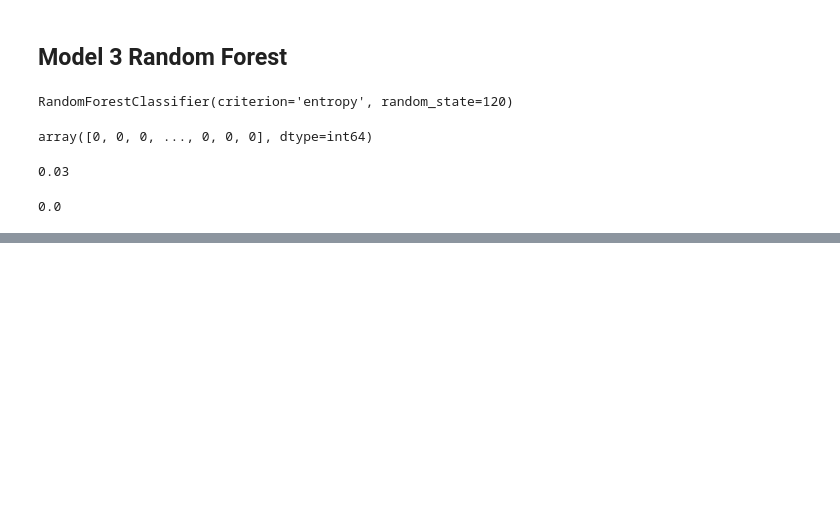
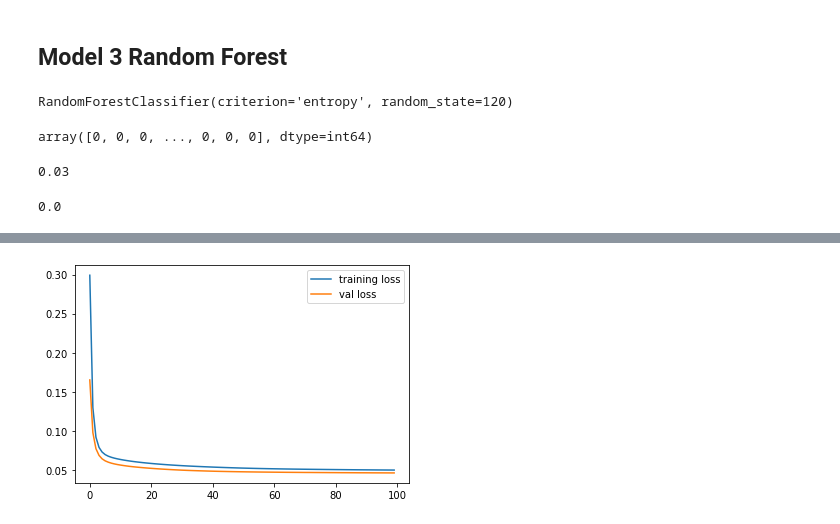
Before and after one commit to jill-data/DL-Insurance-Fraud-Detection, a Jupyter notebook: ADL_MTP.ipynb, the cells around one changed output, grey strips where cells are left out. Drawn from its saved outputs; the diff is of its cells as text; code cells hidden in the pictures; blank space fills up the shorter version.

```diff
--- a/ADL_MTP.ipynb
+++ b/ADL_MTP.ipynb
@@ -486,0 +670,14 @@ Decision_Tree_h
+# %%
+model = tf.keras.models.Sequential([
+    tf.keras.layers.Dense(10, activation="relu"),
+    tf.keras.layers.Dense(10, activation="relu"),
+    tf.keras.layers.Dense(1, activation="sigmoid")
+])
+# %%
+model.compile(optimizer=tf.keras.optimizers.experimental.SGD(learning_rate=0.01),
+             loss='binary_crossentropy',
+             metrics=['accuracy'])
+# %%
+early_stopping_cb = tf.keras.callbacks.EarlyStopping(patience=5, restore_best_weights=True)
+# %%
+log = model.fit(X_train, y_train, epochs=100, batch_size=50, validation_data=(X_valid, y_valid), , callbacks=[early_stopping_cb])
@@ -486,0 +720,7 @@ Decision_Tree_h
+# %%
+plt.plot(log.history['loss'],label = "training loss")
+plt.plot(log.history['val_loss'], label = "val loss")
+plt.legend()
+plt.show()
+# %% [output]
+[figure, added]
```
Also changed, not shown: parts of 54 cells of this notebook.
